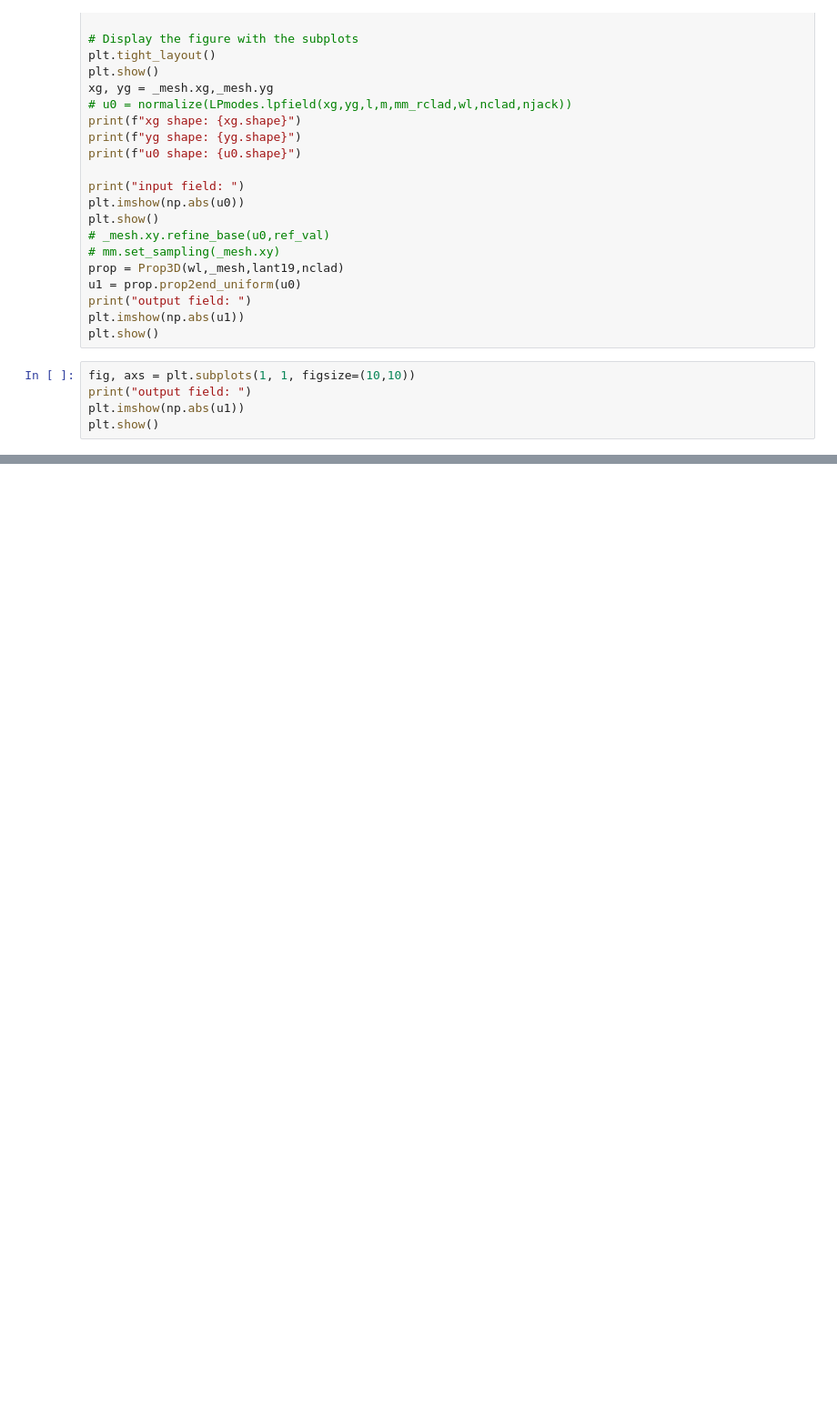
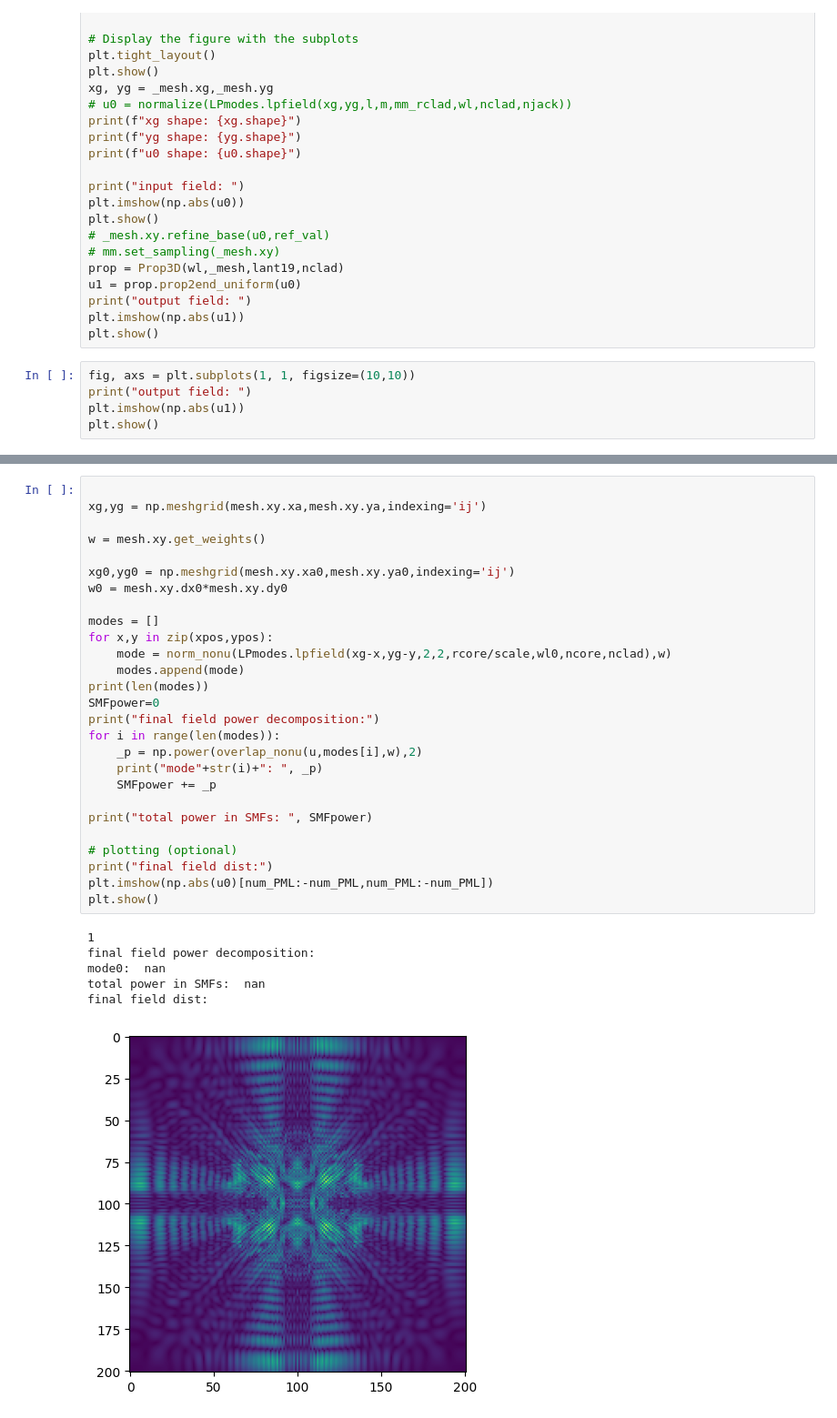
Before and after one commit to PALFA11/lightbeam, a Jupyter notebook: tutorial/19corePL_MMtoSM.ipynb, the cells around one changed output, grey strips where cells are left out. Shown at 91% size. Saved outputs shown, nothing was run; the diff lists cells and outputs as text; blank space fills up the shorter version.

```diff
--- a/tutorial/19corePL_MMtoSM.ipynb
+++ b/tutorial/19corePL_MMtoSM.ipynb
@@ -273,0 +362,34 @@ plt.show()
+# %%
+
+xg,yg = np.meshgrid(mesh.xy.xa,mesh.xy.ya,indexing='ij')
+
+w = mesh.xy.get_weights()
+
+xg0,yg0 = np.meshgrid(mesh.xy.xa0,mesh.xy.ya0,indexing='ij')
+w0 = mesh.xy.dx0*mesh.xy.dy0
+
+modes = []
+for x,y in zip(xpos,ypos):
+    mode = norm_nonu(LPmodes.lpfield(xg-x,yg-y,2,2,rcore/scale,wl0,ncore,nclad),w)
+    modes.append(mode)
+print(len(modes))
+SMFpower=0
+print("final field power decomposition:")
+for i in range(len(modes)):
+    _p = np.power(overlap_nonu(u,modes[i],w),2)
+    print("mode"+str(i)+": ", _p)
+    SMFpower += _p
+
+print("total power in SMFs: ", SMFpower)
+
+# plotting (optional)
+print("final field dist:")
+plt.imshow(np.abs(u0)[num_PML:-num_PML,num_PML:-num_PML])
+plt.show()
+# %% [output]
+1
+final field power decomposition:
+mode0:  nan
+total power in SMFs:  nan
+final field dist:
+[figure, added]
```
Also changed, not shown: parts of 1 cell of this notebook, 1 other file.
